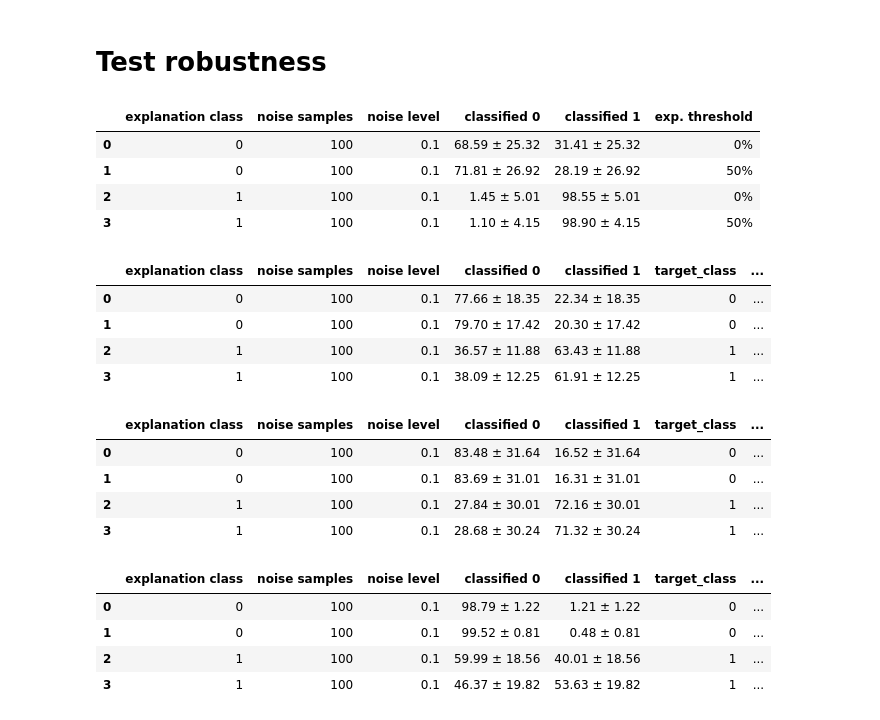
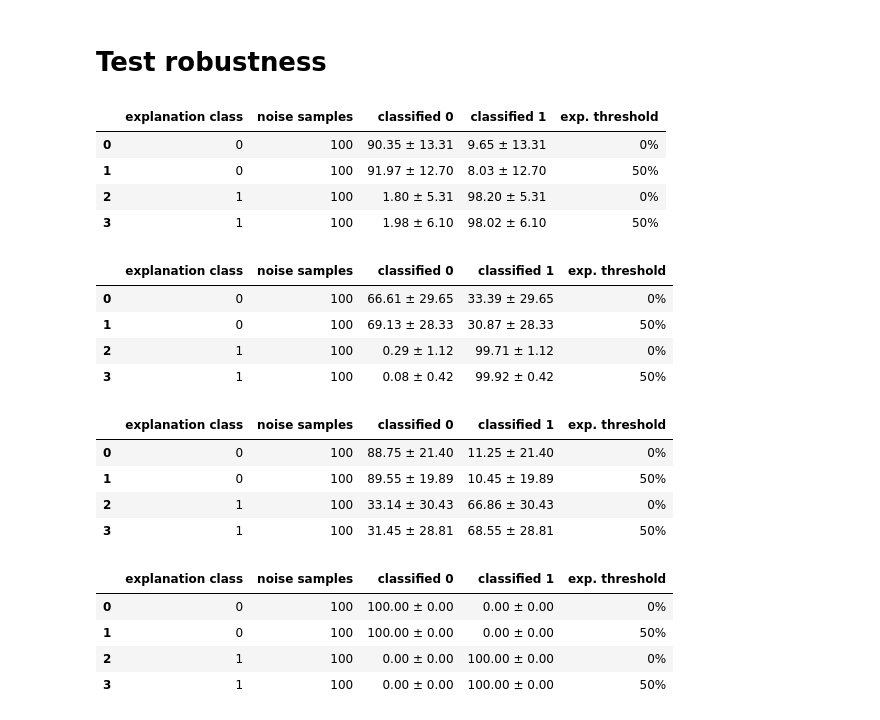
Before and after one commit to LogicExplainML-LEML/LogicExplainML, a Jupyter notebook: result_data/model_notebook.ipynb, the cells around one changed output. Drawn from its saved outputs; the diff is of its cells as text; code cells hidden in the pictures.

Commit message:
result tables

```diff
--- a/result_data/model_notebook.ipynb
+++ b/result_data/model_notebook.ipynb
@@ -640,8 +640,11 @@ df_summary_sonar
 # Test robustness
 # %%
 def get_robustness_results_n(dataset_name, n_samples, n_extra_samples, target_class=1,
-                              mult_margin=0, noise_level=0.5):
+                              mult_margin=0):
     model, X_test, y_test, explainer = dataset_context[dataset_name]
+
+    dataset = fetch_data(dataset_name)
+    X = dataset.drop('target', axis=1)
 
     # Armazena os resultados em lista
     results = []
@@ -659,8 +662,8 @@ def get_robustness_results_n(dataset_name, n_samples, n_extra_samples, target_cl
         margin = model.predict([sample], output_margin=True)[0]
         explanation = explainer.explain_prob(sample, reorder="asc", target_threshold=margin * mult_margin)
 
-        satisfying_df = generate_samples_for_conditions(X_test, explanation, n_samples=n_extra_samples)
-        noisy_df = apply_noise_to_samples(X_test, satisfying_df, noise_level=noise_level)
+        satisfying_df = generate_samples_for_conditions(X, explanation, n_samples=n_extra_samples)
+        noisy_df = apply_noise_to_samples(X, satisfying_df)
         noisy_pred = model.predict(noisy_df)
 
         class_0 = np.sum(noisy_pred == 0)
@@ -688,7 +691,6 @@ def get_robustness_results_n(dataset_name, n_samples, n_extra_samples, target_cl
     mean_results = pd.DataFrame([{
         "explanation class": int(pred_class),
         "noise samples": n_extra_samples,
-        "noise level": noise_level,
         "classified 0": f"{mean_0:.2f} ± {std_0:.2f}",
         "classified 1": f"{mean_1:.2f} ± {std_1:.2f}"
     }])
@@ -714,14 +716,17 @@ def generate_samples_for_conditions(df, conditions, n_samples=10, random_state=4
     return generated_df[df.columns]
 
 
-def apply_noise_to_samples(X, df, noise_level):
+def apply_noise_to_samples(X, df):
+    """
+    Aplica ruído proporcional aos valores originais de cada amostra.
+    O noise_level controla a intensidade do ruído (ex: 0.05 = ±5% do valor original).
+    """
+    noise_level=0.1
     df_noisy = df.copy()
     for col in df.columns:
-        min_val = X[col].min()
-        max_val = X[col].max()
-        random_vals = np.random.uniform(min_val, max_val, size=len(df))
-        # Interpola entre valor original e valor aleatório
-        df_noisy[col] = (1 - noise_level) * df[col] + noise_level * random_vals
+        original = df[col]
+        noise = original * np.random.uniform(-noise_level, noise_level, size=len(df))
+        df_noisy[col] = original + noise
     return df_noisy
 # %%
 configs = [
@@ -739,7 +744,6 @@ for config in configs:
         n_extra_samples=100,
         target_class=config["target_class"],
         mult_margin=config["mult_margin"],
-        noise_level=0.1
     )
 
     df["exp. threshold"] = "0%" if config["mult_margin"] == 0 else "50%"
@@ -748,33 +752,33 @@ for config in configs:
 results_df = pd.concat(all_results, ignore_index=True)
 results_df
 # %% [output]
-|  | explanation class | noise samples | noise level | classified 0 | classified 1 | exp. threshold |
-| 0 | 0 | 100 | 0.1 | 68.59 ± 25.32 | 31.41 ± 25.32 | 0% |
-| 1 | 0 | 100 | 0.1 | 71.81 ± 26.92 | 28.19 ± 26.92 | 50% |
-| 2 | 1 | 100 | 0.1 | 1.45 ± 5.01 | 98.55 ± 5.01 | 0% |
-| 3 | 1 | 100 | 0.1 | 1.10 ± 4.15 | 98.90 ± 4.15 | 50% |
+|  | explanation class | noise samples | classified 0 | classified 1 | exp. threshold |
+| 0 | 0 | 100 | 90.35 ± 13.31 | 9.65 ± 13.31 | 0% |
+| 1 | 0 | 100 | 91.97 ± 12.70 | 8.03 ± 12.70 | 50% |
+| 2 | 1 | 100 | 1.80 ± 5.31 | 98.20 ± 5.31 | 0% |
+| 3 | 1 | 100 | 1.98 ± 6.10 | 98.02 ± 6.10 | 50% |
 # %%
 all_results = []
 for config in configs:
     df = get_robustness_results_n(
         "adult",
         n_samples=100,
         n_extra_samples=100,
+        target_class=config["target_class"],
         mult_margin=config["mult_margin"],
-        noise_level=0.1
     )
 
     df["exp. threshold"] = "0%" if config["mult_margin"] == 0 else "50%"
     all_results.append(df)
 
 results_df = pd.concat(all_results, ignore_index=True)
 results_df
 # %% [output]
-|  | explanation class | noise samples | noise level | classified 0 | classified 1 | target_class | ... |
-| 0 | 0 | 100 | 0.1 | 77.66 ± 18.35 | 22.34 ± 18.35 | 0 | ... |
-| 1 | 0 | 100 | 0.1 | 79.70 ± 17.42 | 20.30 ± 17.42 | 0 | ... |
-| 2 | 1 | 100 | 0.1 | 36.57 ± 11.88 | 63.43 ± 11.88 | 1 | ... |
-| 3 | 1 | 100 | 0.1 | 38.09 ± 12.25 | 61.91 ± 12.25 | 1 | ... |
+|  | explanation class | noise samples | classified 0 | classified 1 | exp. threshold |
+| 0 | 0 | 100 | 66.61 ± 29.65 | 33.39 ± 29.65 | 0% |
+| 1 | 0 | 100 | 69.13 ± 28.33 | 30.87 ± 28.33 | 50% |
+| 2 | 1 | 100 | 0.29 ± 1.12 | 99.71 ± 1.12 | 0% |
+| 3 | 1 | 100 | 0.08 ± 0.42 | 99.92 ± 0.42 | 50% |
 # %%
 all_results = []
 for config in configs:
@@ -782,8 +786,8 @@ for config in configs:
         "mushroom",
         n_samples=100,
         n_extra_samples=100,
+        target_class=config["target_class"],
         mult_margin=config["mult_margin"],
-        noise_level=0.1
     )
 
     df["exp. threshold"] = "0%" if config["mult_margin"] == 0 else "50%"
@@ -792,11 +796,11 @@ for config in configs:
 results_df = pd.concat(all_results, ignore_index=True)
 results_df
 # %% [output]
-|  | explanation class | noise samples | noise level | classified 0 | classified 1 | target_class | ... |
-| 0 | 0 | 100 | 0.1 | 83.48 ± 31.64 | 16.52 ± 31.64 | 0 | ... |
-| 1 | 0 | 100 | 0.1 | 83.69 ± 31.01 | 16.31 ± 31.01 | 0 | ... |
-| 2 | 1 | 100 | 0.1 | 27.84 ± 30.01 | 72.16 ± 30.01 | 1 | ... |
-| 3 | 1 | 100 | 0.1 | 28.68 ± 30.24 | 71.32 ± 30.24 | 1 | ... |
+|  | explanation class | noise samples | classified 0 | classified 1 | exp. threshold |
+| 0 | 0 | 100 | 88.75 ± 21.40 | 11.25 ± 21.40 | 0% |
+| 1 | 0 | 100 | 89.55 ± 19.89 | 10.45 ± 19.89 | 50% |
+| 2 | 1 | 100 | 33.14 ± 30.43 | 66.86 ± 30.43 | 0% |
+| 3 | 1 | 100 | 31.45 ± 28.81 | 68.55 ± 28.81 | 50% |
 # %%
 all_results = []
 for config in configs:
@@ -804,8 +808,8 @@ for config in configs:
         "spambase",
         n_samples=100,
         n_extra_samples=100,
+        target_class=config["target_class"],
         mult_margin=config["mult_margin"],
-        noise_level=0.1
     )
 
     df["exp. threshold"] = "0%" if config["mult_margin"] == 0 else "50%"
@@ -814,8 +818,8 @@ for config in configs:
 results_df = pd.concat(all_results, ignore_index=True)
 results_df
 # %% [output]
-|  | explanation class | noise samples | noise level | classified 0 | classified 1 | target_class | ... |
-| 0 | 0 | 100 | 0.1 | 98.79 ± 1.22 | 1.21 ± 1.22 | 0 | ... |
-| 1 | 0 | 100 | 0.1 | 99.52 ± 0.81 | 0.48 ± 0.81 | 0 | ... |
-| 2 | 1 | 100 | 0.1 | 59.99 ± 18.56 | 40.01 ± 18.56 | 1 | ... |
-| 3 | 1 | 100 | 0.1 | 46.37 ± 19.82 | 53.63 ± 19.82 | 1 | ... |
+|  | explanation class | noise samples | classified 0 | classified 1 | exp. threshold |
+| 0 | 0 | 100 | 100.00 ± 0.00 | 0.00 ± 0.00 | 0% |
+| 1 | 0 | 100 | 100.00 ± 0.00 | 0.00 ± 0.00 | 50% |
+| 2 | 1 | 100 | 0.00 ± 0.00 | 100.00 ± 0.00 | 0% |
+| 3 | 1 | 100 | 0.00 ± 0.00 | 100.00 ± 0.00 | 50% |
```
